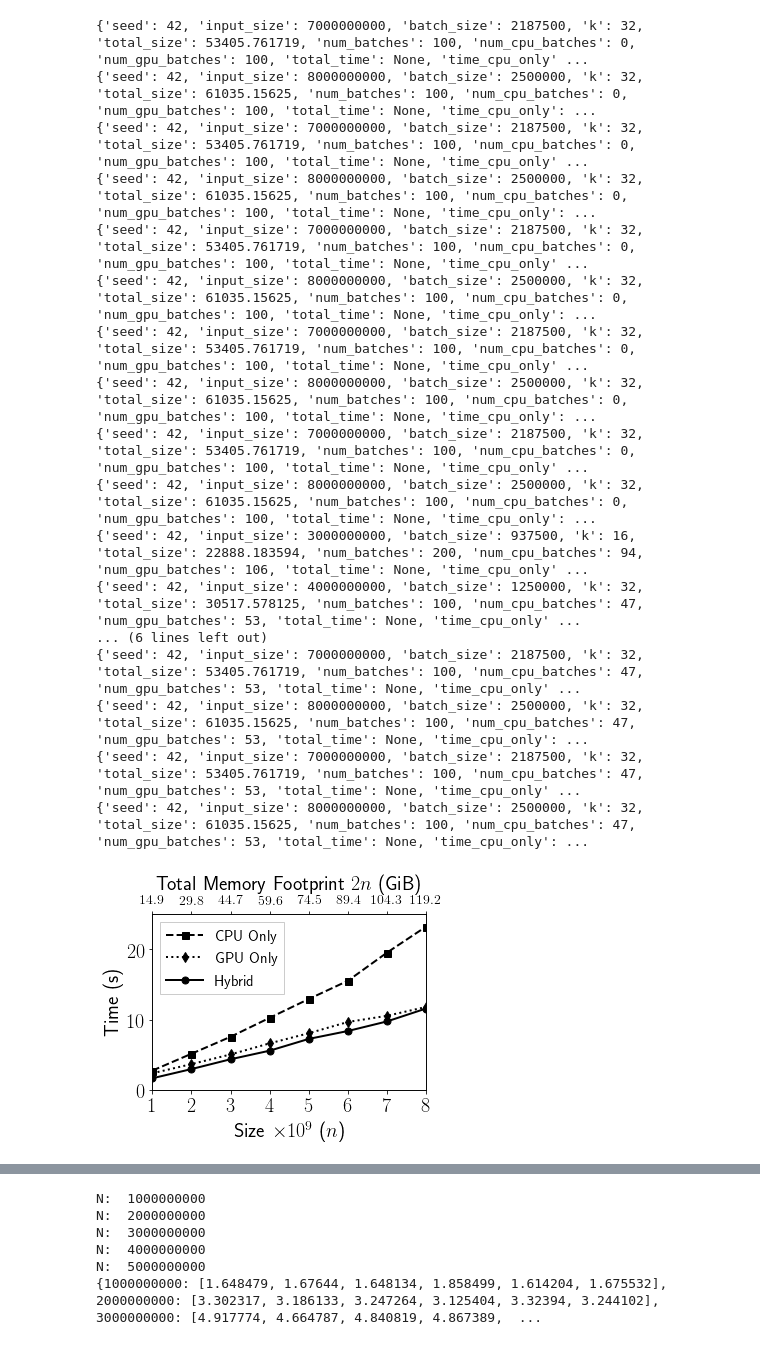
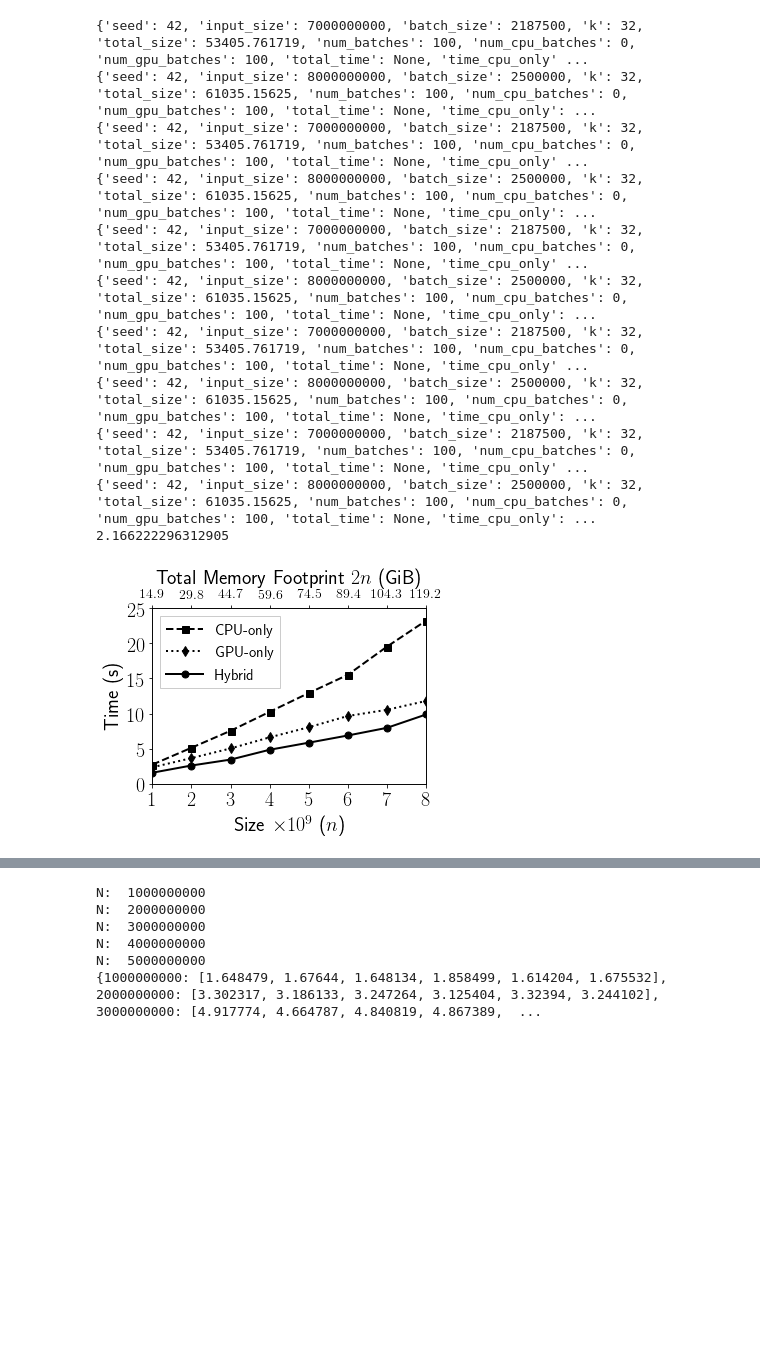
Before and after one commit to ZwFink/CS-485, a Jupyter notebook: Scripts/AtA/multiway_merge/plots/plot_runtimes.ipynb, the cells around one changed output, grey strips where cells are left out. Drawn from its saved outputs; the diff is of its cells as text; code cells hidden in the pictures; blank space fills up the shorter version.

```diff
--- a/Scripts/AtA/multiway_merge/plots/plot_runtimes.ipynb
+++ b/Scripts/AtA/multiway_merge/plots/plot_runtimes.ipynb
@@ -157,7 +404,7 @@ def parse_cpu_imbalance( filename ):
 # %%
 cpu_only_file = 'outfile_cpu_frac_1_combined.txt'
 gpu_only_file = 'outfile_cpu_frac_0_combined.txt'
-hybrid_file   = 'outfile_cpu_frac_0.47_combined.txt'
+hybrid_file   = '2019-07-10_hybrid_test_output.txt'
 
 cpu_only_data = parser.parse( cpu_only_file )
 gpu_only_data = parser.parse( gpu_only_file )
@@ -183,13 +430,18 @@ ax2.tick_params( which = 'major', labelsize = 14 )
 x_hybrid = size_GiB_2n
 x_single = range( 1, 9 )
 
-lab1 = ax1.plot( x_single, times_cpu, ls = 'dashed', c = 'black', marker = 's', markersize = 7, linewidth = 2, label = "CPU Only")
-lab2 = ax1.plot( x_single, times_gpu, ls = 'dotted', c = 'black', marker = 'd', markersize = 7, linewidth = 2, label = "GPU Only")
+lab1 = ax1.plot( x_single, times_cpu, ls = 'dashed', c = 'black', marker = 's', markersize = 7, linewidth = 2, label = "CPU-only")
+lab2 = ax1.plot( x_single, times_gpu, ls = 'dotted', c = 'black', marker = 'd', markersize = 7, linewidth = 2, label = "GPU-only")
 lab3 = ax2.plot( x_hybrid, times_hybrid, ls = '-', c = 'black', marker = 'o', markersize = 7, linewidth = 2, label = "Hybrid")
 ax1.set_xticks( np.arange( 1, 8.01, 1 ) )
 ax2.set_xticks( size_GiB_2n )
 # set ax2 xticks
 
+speedup = [  cpu / hybrid for cpu, hybrid in zip( times_gpu, times_hybrid ) ]
+#print( speedup )
+#print( min( speedup ) )
+print( np.mean( speedup ) )
+#print( max( speedup ) )
 #print( np.mean( times_cpu[ 8000000000 ] ) / np.mean( times_hybrid[ 8000000000 ]) )
 ax1.set_xlabel( 'Size $\\times10^9$ ($n$)', fontsize = 20)
 ax1.set_ylabel( 'Time (s)', fontsize = 20)
@@ -211,7 +463,7 @@ ax1.set_xlim( 1, 8 )
 ax2.set_xlim( 14.901, 119.209 )
 
 plt.tight_layout()
-fig.savefig( 'size_vs_time_multiway_k2.pdf', bbox_inches = 'tight' )
+fig.savefig( 'size_vs_time_multiway_f2_k2.pdf', bbox_inches = 'tight' )
 # %% [output]
 {'seed': 42, 'input_size': 7000000000, 'batch_size': 2187500, 'k': 32, 'total_size': 53405.761719, 'num_batches': 100, 'num_cpu_batches': 0, 'num_gpu_batches': 100, 'total_time': None, 'time_cpu_only' ...
 {'seed': 42, 'input_size': 8000000000, 'batch_size': 2500000, 'k': 32, 'total_size': 61035.15625, 'num_batches': 100, 'num_cpu_batches': 0, 'num_gpu_batches': 100, 'total_time': None, 'time_cpu_only': ...
@@ -234,7 +534,7 @@ fig.savefig( 'size_vs_time_multiway_k2.pdf', bbox_inches = 'tight' )
 # %%
 cpu_only_file = 'outfile_cpu_frac_1_combined.txt'
 gpu_only_file = 'outfile_cpu_frac_0_combined.txt'
-hybrid_file   = 'outfile_cpu_frac_0.47_combined.txt'
+hybrid_file   = '2019-07-10_hybrid_test_output.txt'
 
 cpu_only_data = parser.parse( cpu_only_file )
 gpu_only_data = parser.parse( gpu_only_file )
@@ -248,7 +548,11 @@ times_cpu    = [ cpu_lists[ item ].apply( np.mean, 'time_cpu_only' ) for item in
 times_gpu    = [ gpu_lists[ item ].apply( np.mean, 'time_gpu_only' ) for item in sorted( gpu_lists.keys() ) ]
 times_hybrid = [ hybrid_lists[ item ].apply( np.mean, 'total_time' ) for item in sorted( hybrid_lists.keys() ) ]
 
-
+speedup = [  gpu / hybrid for gpu, hybrid in zip( times_cpu, times_hybrid ) ]
+#print( speedup )
+#print( min( speedup ) )
+print( np.mean( speedup ) )
+#print( max( speedup ) )
 size_GiB_2n = np.arange( 14.901, 120, 14.9012 )
 fig = plt.figure( figsize = ( 5, 4 ) )
 ax1 = fig.add_subplot( 111 )
@@ -260,8 +564,8 @@ ax2.tick_params( which = 'major', labelsize = 14 )
 x_hybrid = size_GiB_2n
 x_single = range( 1, 9 )
 
-lab1 = ax1.plot( x_single, times_cpu, ls = 'dashed', c = 'black', marker = 's', markersize = 7, linewidth = 2, label = "CPU Only")
-lab2 = ax1.plot( x_single, times_gpu, ls = 'dotted', c = 'black', marker = 'd', markersize = 7, linewidth = 2, label = "GPU Only")
+lab1 = ax1.plot( x_single, times_cpu, ls = 'dashed', c = 'black', marker = 's', markersize = 7, linewidth = 2, label = "CPU-only")
+lab2 = ax1.plot( x_single, times_gpu, ls = 'dotted', c = 'black', marker = 'd', markersize = 7, linewidth = 2, label = "GPU-only")
 lab3 = ax2.plot( x_hybrid, times_hybrid, ls = '-', c = 'black', marker = 'o', markersize = 7, linewidth = 2, label = "Hybrid")
 ax1.set_xticks( np.arange( 1, 8.01, 1 ) )
 ax2.set_xticks( size_GiB_2n )
@@ -272,39 +576,34 @@ ax1.set_xlabel( 'Size $\\times10^9$ ($n$)', fontsize = 20)
 ax1.set_ylabel( 'Time (s)', fontsize = 20)
 
 ax2.set_xlabel( "Total Memory Footprint $2n$ (GiB)", fontsize = 20 )
 
 # set ax2 xlabel
 # add lab3 when available
 lns = lab1 + lab2 + lab3
 
 labs = [ l.get_label() for l in lns ]
 
 l = ax1.legend( lns, labs, fontsize = 15, loc = 'upper left', fancybox = False, framealpha = 1,
               handlelength = 2.5, ncol = 1)
 ax1.set_ylim( 0, 25 )
+ax1.set_yticks( range( 0, 26, 5 ) )
 ax1.set_xlim( 1, 8 )
 
 #ax2.set_xlim( size_GiB_2n[ 0 ], size_GiB_2n[ -1 ] )
 ax2.set_xlim( 14.901, 119.209 )
 
 plt.tight_layout()
-fig.savefig( 'size_vs_time_multiway_k32.pdf', bbox_inches = 'tight' )
+fig.savefig( 'size_vs_time_multiway_f2_k32.pdf', bbox_inches = 'tight' )
 # %% [output]
 {'seed': 42, 'input_size': 7000000000, 'batch_size': 2187500, 'k': 32, 'total_size': 53405.761719, 'num_batches': 100, 'num_cpu_batches': 0, 'num_gpu_batches': 100, 'total_time': None, 'time_cpu_only' ...
 {'seed': 42, 'input_size': 8000000000, 'batch_size': 2500000, 'k': 32, 'total_size': 61035.15625, 'num_batches': 100, 'num_cpu_batches': 0, 'num_gpu_batches': 100, 'total_time': None, 'time_cpu_only': ...
 {'seed': 42, 'input_size': 7000000000, 'batch_size': 2187500, 'k': 32, 'total_size': 53405.761719, 'num_batches': 100, 'num_cpu_batches': 0, 'num_gpu_batches': 100, 'total_time': None, 'time_cpu_only' ...
 {'seed': 42, 'input_size': 8000000000, 'batch_size': 2500000, 'k': 32, 'total_size': 61035.15625, 'num_batches': 100, 'num_cpu_batches': 0, 'num_gpu_batches': 100, 'total_time': None, 'time_cpu_only': ...
 {'seed': 42, 'input_size': 7000000000, 'batch_size': 2187500, 'k': 32, 'total_size': 53405.761719, 'num_batches': 100, 'num_cpu_batches': 0, 'num_gpu_batches': 100, 'total_time': None, 'time_cpu_only' ...
 {'seed': 42, 'input_size': 8000000000, 'batch_size': 2500000, 'k': 32, 'total_size': 61035.15625, 'num_batches': 100, 'num_cpu_batches': 0, 'num_gpu_batches': 100, 'total_time': None, 'time_cpu_only': ...
 {'seed': 42, 'input_size': 7000000000, 'batch_size': 2187500, 'k': 32, 'total_size': 53405.761719, 'num_batches': 100, 'num_cpu_batches': 0, 'num_gpu_batches': 100, 'total_time': None, 'time_cpu_only' ...
 {'seed': 42, 'input_size': 8000000000, 'batch_size': 2500000, 'k': 32, 'total_size': 61035.15625, 'num_batches': 100, 'num_cpu_batches': 0, 'num_gpu_batches': 100, 'total_time': None, 'time_cpu_only': ...
 {'seed': 42, 'input_size': 7000000000, 'batch_size': 2187500, 'k': 32, 'total_size': 53405.761719, 'num_batches': 100, 'num_cpu_batches': 0, 'num_gpu_batches': 100, 'total_time': None, 'time_cpu_only' ...
 {'seed': 42, 'input_size': 8000000000, 'batch_size': 2500000, 'k': 32, 'total_size': 61035.15625, 'num_batches': 100, 'num_cpu_batches': 0, 'num_gpu_batches': 100, 'total_time': None, 'time_cpu_only': ...
-{'seed': 42, 'input_size': 3000000000, 'batch_size': 937500, 'k': 16, 'total_size': 22888.183594, 'num_batches': 200, 'num_cpu_batches': 94, 'num_gpu_batches': 106, 'total_time': None, 'time_cpu_only' ...
-{'seed': 42, 'input_size': 4000000000, 'batch_size': 1250000, 'k': 32, 'total_size': 30517.578125, 'num_batches': 100, 'num_cpu_batches': 47, 'num_gpu_batches': 53, 'total_time': None, 'time_cpu_only' ...
-... (6 lines left out)
-{'seed': 42, 'input_size': 7000000000, 'batch_size': 2187500, 'k': 32, 'total_size': 53405.761719, 'num_batches': 100, 'num_cpu_batches': 47, 'num_gpu_batches': 53, 'total_time': None, 'time_cpu_only' ...
-{'seed': 42, 'input_size': 8000000000, 'batch_size': 2500000, 'k': 32, 'total_size': 61035.15625, 'num_batches': 100, 'num_cpu_batches': 47, 'num_gpu_batches': 53, 'total_time': None, 'time_cpu_only': ...
-{'seed': 42, 'input_size': 7000000000, 'batch_size': 2187500, 'k': 32, 'total_size': 53405.761719, 'num_batches': 100, 'num_cpu_batches': 47, 'num_gpu_batches': 53, 'total_time': None, 'time_cpu_only' ...
-{'seed': 42, 'input_size': 8000000000, 'batch_size': 2500000, 'k': 32, 'total_size': 61035.15625, 'num_batches': 100, 'num_cpu_batches': 47, 'num_gpu_batches': 53, 'total_time': None, 'time_cpu_only': ...
+2.166222296312905
-[figure, old version]
+[figure, new version]
```
Also changed, not shown: parts of 13 cells of this notebook.
